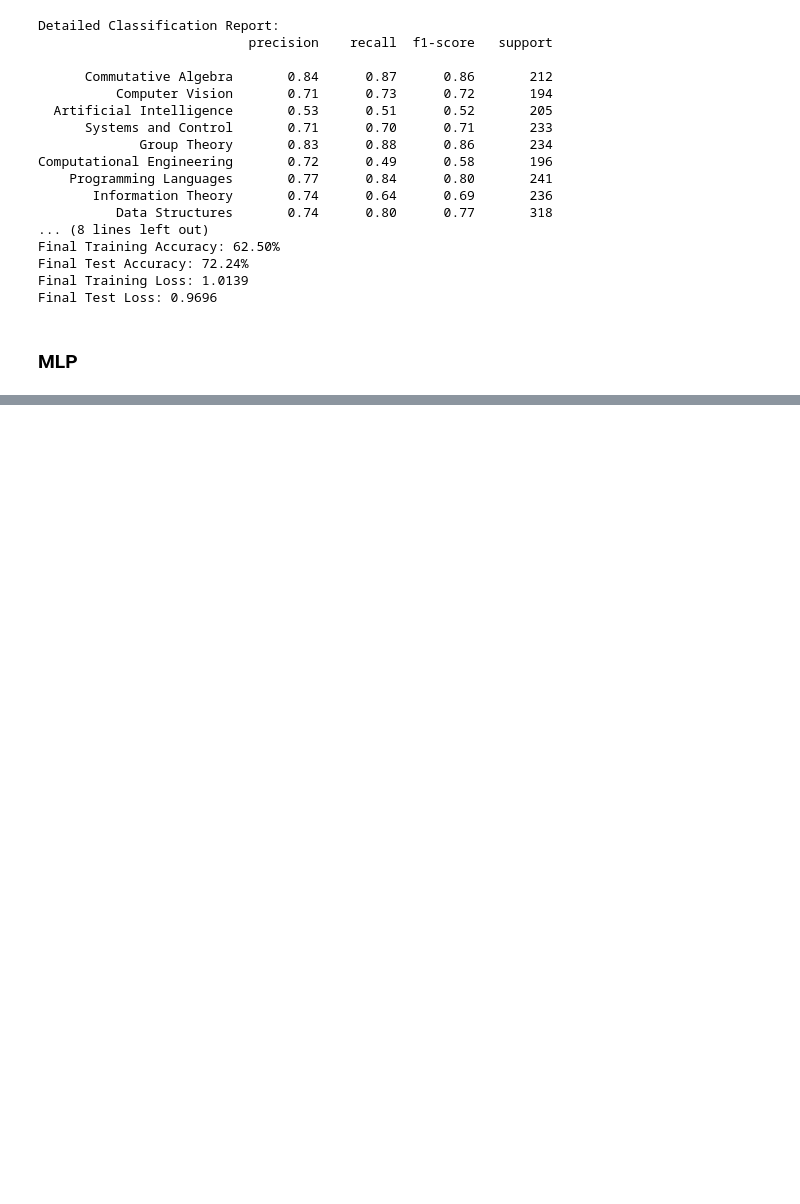
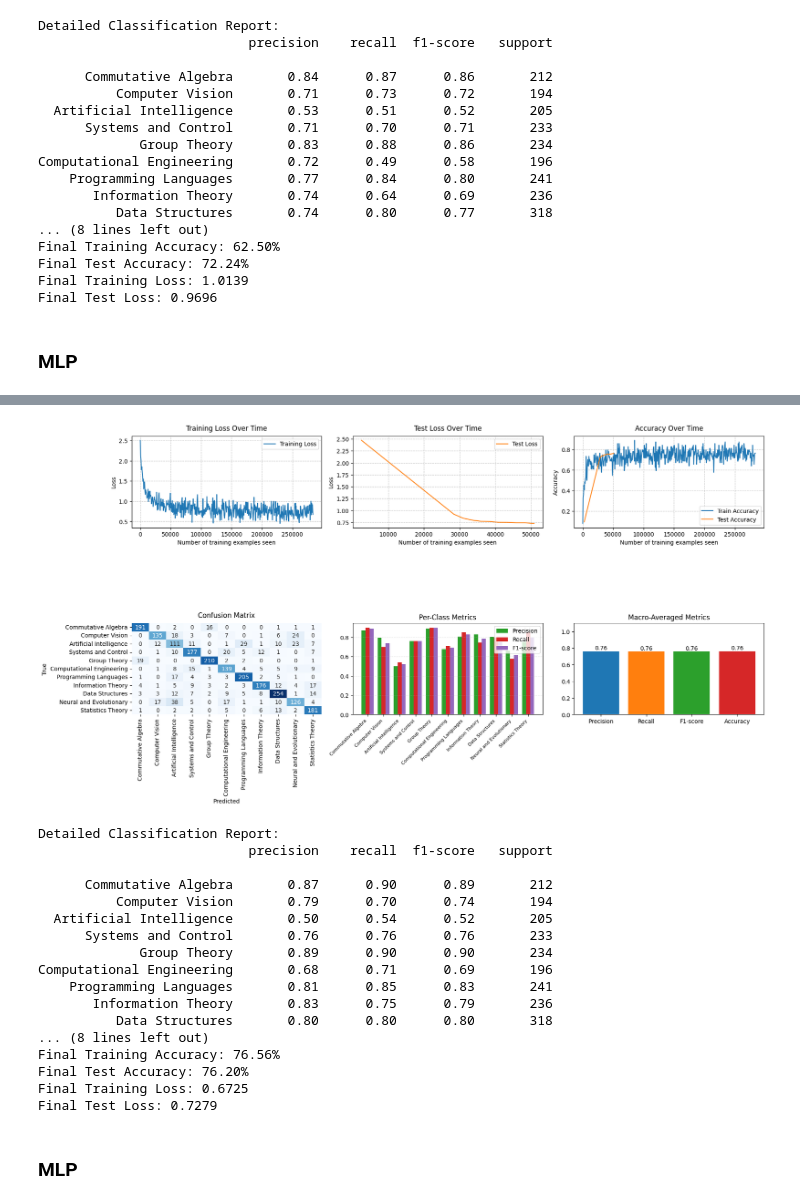
Before and after one commit to JonasLeeb/MLFPA_project, a Jupyter notebook: project.ipynb, the cells around one changed output, grey strips where cells are left out. Drawn from its saved outputs; the diff is of its cells as text; code cells hidden in the pictures; blank space fills up the shorter version.

Commit message:
All embeddings and classifications done, results questionable though

```diff
--- a/project.ipynb
+++ b/project.ipynb
@@ -998,0 +1070,8 @@ Final Test Loss: 0.7735
+# %%
+# load the BERT embeddings
+bert_embeddings_train = np.load("BERT embeddings/bert_embedding.npz")["bert_embedding"]
+print(f"BERT embeddings shape: {bert_embeddings_train.shape}")
+
+# load the BERT test embeddings
+bert_embeddings_test = np.load("BERT embeddings/bert_embedding_test.npz")["bert_embedding_test"]
+print(f"BERT test embeddings shape: {bert_embeddings_test.shape}")
@@ -998,0 +1083,12 @@ Final Test Loss: 0.7735
+# %%
+network_BERT = LogisticRegression(768)
+results_BERT = train(
+    network_BERT,
+    epochs=10,
+    data_train= bert_embeddings_train,
+    data_test= bert_embeddings_test,
+    labels_train= one_hot_labels_train,
+    labels_test= one_hot_labels_test,
+    log_interval=10,
+    lr=0.001
+)
@@ -998,0 +1113,23 @@ Final Test Loss: 0.7735
+# %%
+plot_results(results_BERT, class_names=list(arxiv_subjects.values()))
+# %% [output]
+[figure, added]
+Detailed Classification Report:
+                           precision    recall  f1-score   support
+
+      Commutative Algebra       0.87      0.90      0.89       212
+          Computer Vision       0.79      0.70      0.74       194
+  Artificial Intelligence       0.50      0.54      0.52       205
+      Systems and Control       0.76      0.76      0.76       233
+             Group Theory       0.89      0.90      0.90       234
+Computational Engineering       0.68      0.71      0.69       196
+    Programming Languages       0.81      0.85      0.83       241
+       Information Theory       0.83      0.75      0.79       236
+          Data Structures       0.80      0.80      0.80       318
+... (8 lines left out)
+Final Training Accuracy: 76.56%
+Final Test Accuracy: 76.20%
+Final Training Loss: 0.6725
+Final Test Loss: 0.7279
+# %% [markdown]
+### MLP
```
Also changed, not shown: parts of 16 cells of this notebook.
